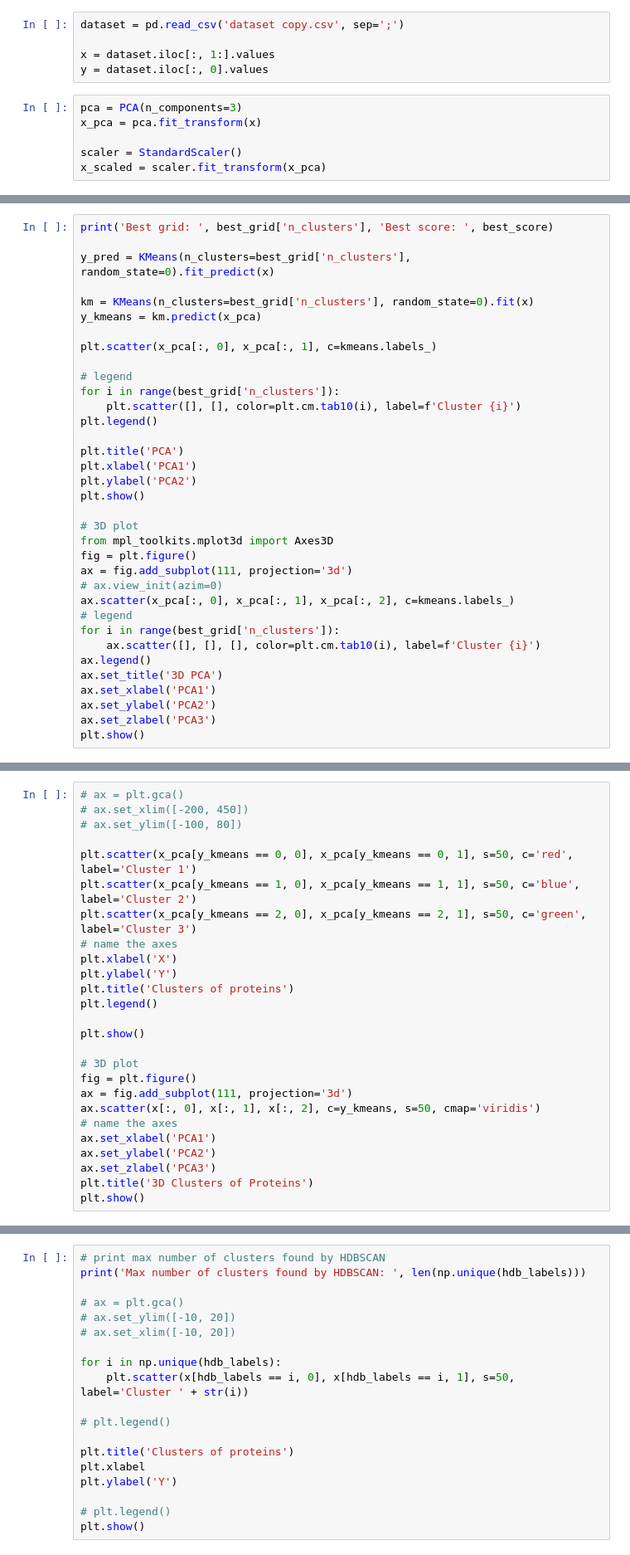
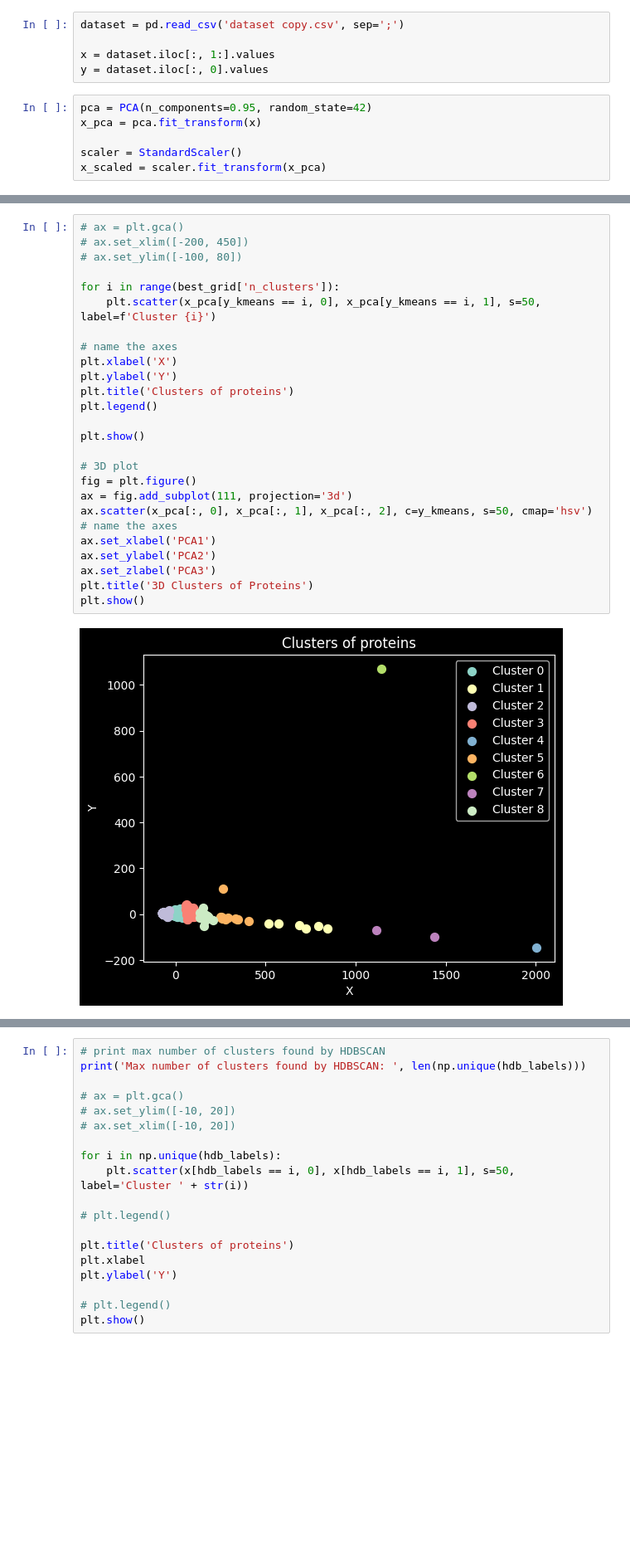
Before and after one commit to YamatoFr/Genomic_data_pre_processing_and_data_analysis, a Jupyter notebook: scripts/clustering/gene_parser/network.ipynb, the cells around one changed output, grey strips where cells are left out. Shown at 83% size. Drawn from its saved outputs; the diff is of its cells as text; blank space fills up the shorter version.

```diff
--- a/scripts/clustering/gene_parser/network.ipynb
+++ b/scripts/clustering/gene_parser/network.ipynb
@@ -25,7 +25,7 @@ dataset = pd.read_csv('dataset copy.csv', sep=';')
 x = dataset.iloc[:, 1:].values
 y = dataset.iloc[:, 0].values
 # %%
-pca = PCA(n_components=3)
+pca = PCA(n_components=0.95, random_state=42)
 x_pca = pca.fit_transform(x)
 
 scaler = StandardScaler()
@@ -64,35 +75,0 @@ plt.show()
-# %%
-print('Best grid: ', best_grid['n_clusters'], 'Best score: ', best_score)
-
-y_pred = KMeans(n_clusters=best_grid['n_clusters'], random_state=0).fit_predict(x)
-
-km = KMeans(n_clusters=best_grid['n_clusters'], random_state=0).fit(x)
-y_kmeans = km.predict(x_pca)
-
-plt.scatter(x_pca[:, 0], x_pca[:, 1], c=kmeans.labels_)
-
-# legend
-for i in range(best_grid['n_clusters']):
-	plt.scatter([], [], color=plt.cm.tab10(i), label=f'Cluster {i}')
-plt.legend()
-
-plt.title('PCA')
-plt.xlabel('PCA1')
-plt.ylabel('PCA2')
-plt.show()
-
-# 3D plot
-from mpl_toolkits.mplot3d import Axes3D
-fig = plt.figure()
-ax = fig.add_subplot(111, projection='3d')
-# ax.view_init(azim=0)
-ax.scatter(x_pca[:, 0], x_pca[:, 1], x_pca[:, 2], c=kmeans.labels_)
-# legend
-for i in range(best_grid['n_clusters']):
-	ax.scatter([], [], [], color=plt.cm.tab10(i), label=f'Cluster {i}')
-ax.legend()
-ax.set_title('3D PCA')
-ax.set_xlabel('PCA1')
-ax.set_ylabel('PCA2')
-ax.set_zlabel('PCA3')
-plt.show()
@@ -124,26 +134,28 @@ plt.show()
 # %%
 # ax = plt.gca()
 # ax.set_xlim([-200, 450])
 # ax.set_ylim([-100, 80])
 
-plt.scatter(x_pca[y_kmeans == 0, 0], x_pca[y_kmeans == 0, 1], s=50, c='red', label='Cluster 1')
-plt.scatter(x_pca[y_kmeans == 1, 0], x_pca[y_kmeans == 1, 1], s=50, c='blue', label='Cluster 2')
-plt.scatter(x_pca[y_kmeans == 2, 0], x_pca[y_kmeans == 2, 1], s=50, c='green', label='Cluster 3')
+for i in range(best_grid['n_clusters']):
+	plt.scatter(x_pca[y_kmeans == i, 0], x_pca[y_kmeans == i, 1], s=50, label=f'Cluster {i}')
+
 # name the axes
 plt.xlabel('X')
 plt.ylabel('Y')
 plt.title('Clusters of proteins')
 plt.legend()
 
 plt.show()
 
 # 3D plot
 fig = plt.figure()
 ax = fig.add_subplot(111, projection='3d')
-ax.scatter(x[:, 0], x[:, 1], x[:, 2], c=y_kmeans, s=50, cmap='viridis')
+ax.scatter(x_pca[:, 0], x_pca[:, 1], x_pca[:, 2], c=y_kmeans, s=50, cmap='hsv')
 # name the axes
 ax.set_xlabel('PCA1')
 ax.set_ylabel('PCA2')
 ax.set_zlabel('PCA3')
 plt.title('3D Clusters of Proteins')
 plt.show()
+# %% [output]
+[figure, added]
```
Also changed, not shown: parts of 7 cells of this notebook, 7 other files.
